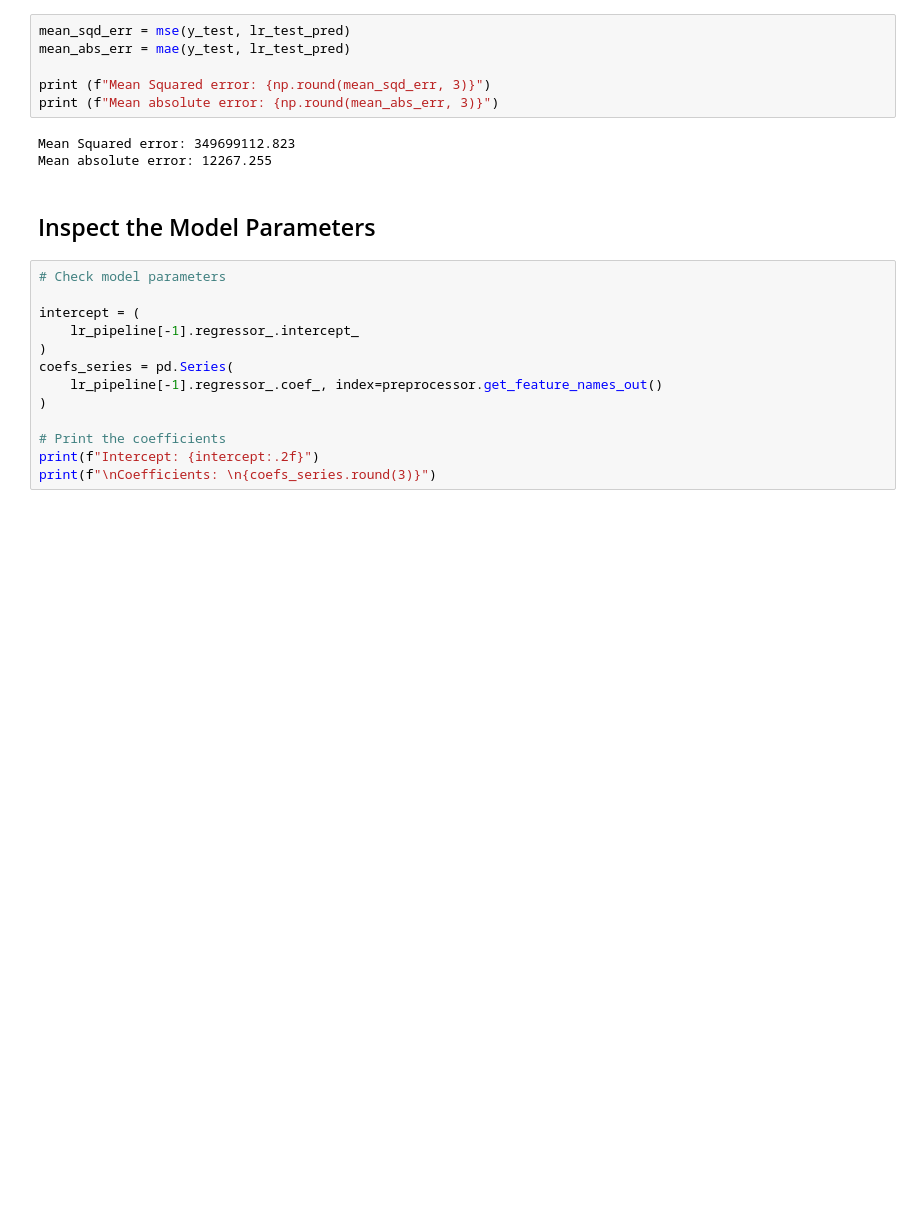
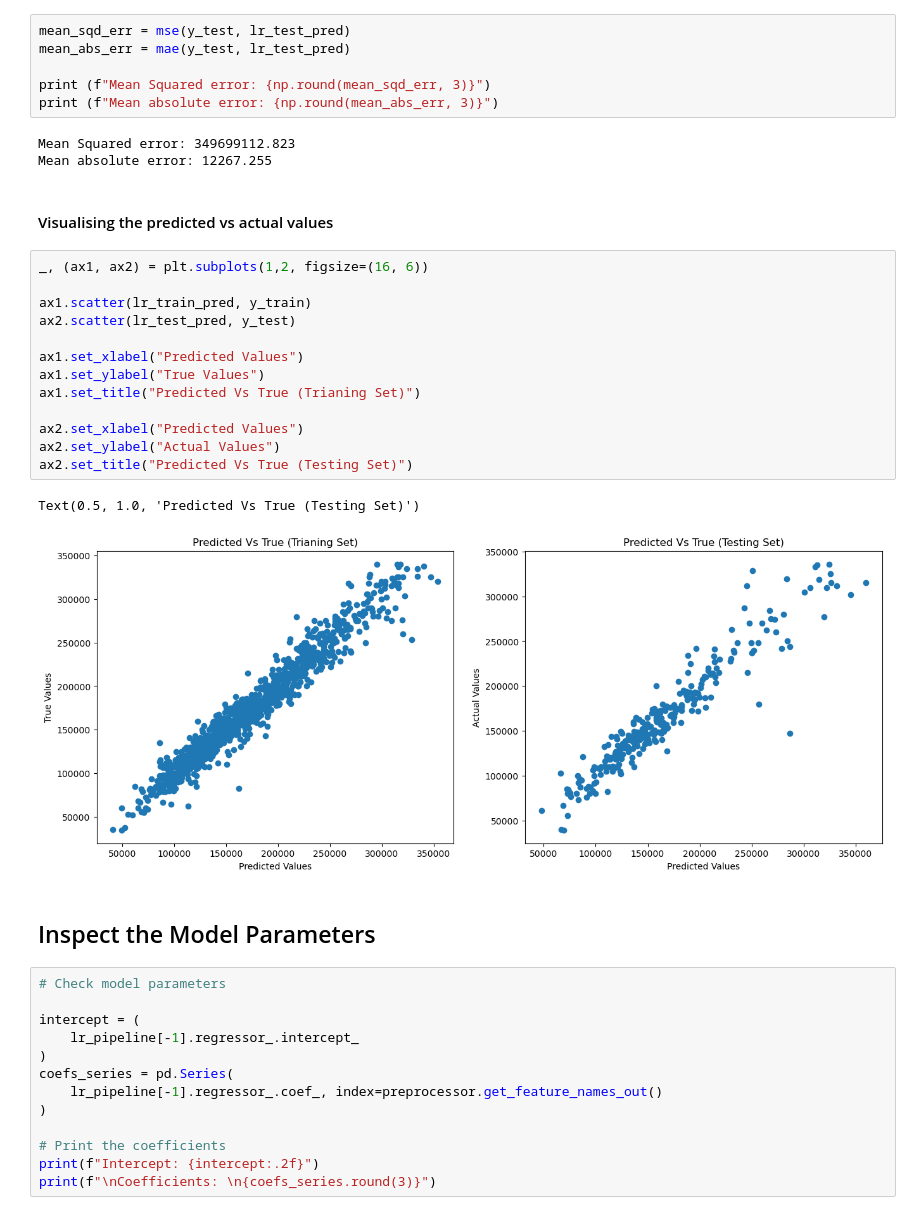
Before and after one commit to mon148/House-Price-Prediction-Modelling-Phase, a Jupyter notebook: House_modellling.ipynb, the cells around one changed output. Drawn from its saved outputs; the diff is of its cells as text; blank space fills up the shorter version.

```diff
--- a/House_modellling.ipynb
+++ b/House_modellling.ipynb
@@ -628,6 +659,24 @@ print (f"Mean absolute error: {np.round(mean_abs_err, 3)}")
 # %% [output]
 Mean Squared error: 349699112.823
 Mean absolute error: 12267.255
+# %% [markdown]
+#### Visualising the predicted vs actual values
+# %%
+_, (ax1, ax2) = plt.subplots(1,2, figsize=(16, 6))
+
+ax1.scatter(lr_train_pred, y_train)
+ax2.scatter(lr_test_pred, y_test)
+
+ax1.set_xlabel("Predicted Values")
+ax1.set_ylabel("True Values")
+ax1.set_title("Predicted Vs True (Trianing Set)")
+
+ax2.set_xlabel("Predicted Values")
+ax2.set_ylabel("Actual Values")
+ax2.set_title("Predicted Vs True (Testing Set)")
+# %% [output]
+Text(0.5, 1.0, 'Predicted Vs True (Testing Set)')
+[figure, added]
 # %% [markdown]
 ## Inspect the Model Parameters
 # %%
```
Also changed, not shown: parts of 109 cells of this notebook.
